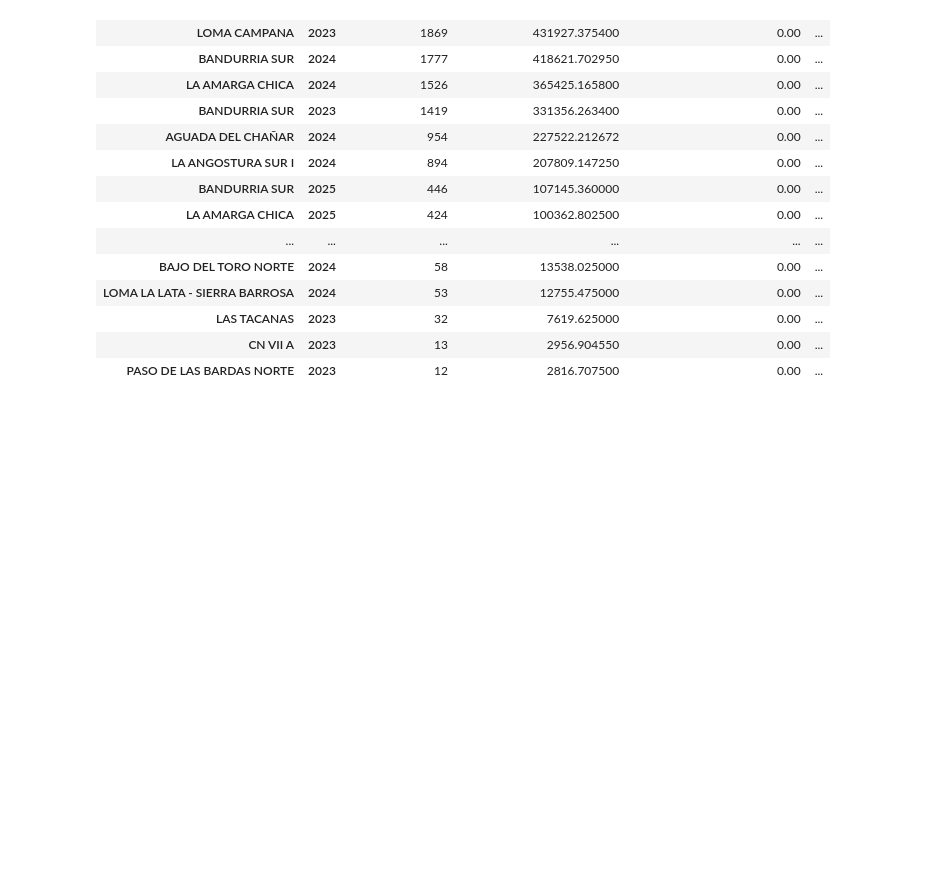
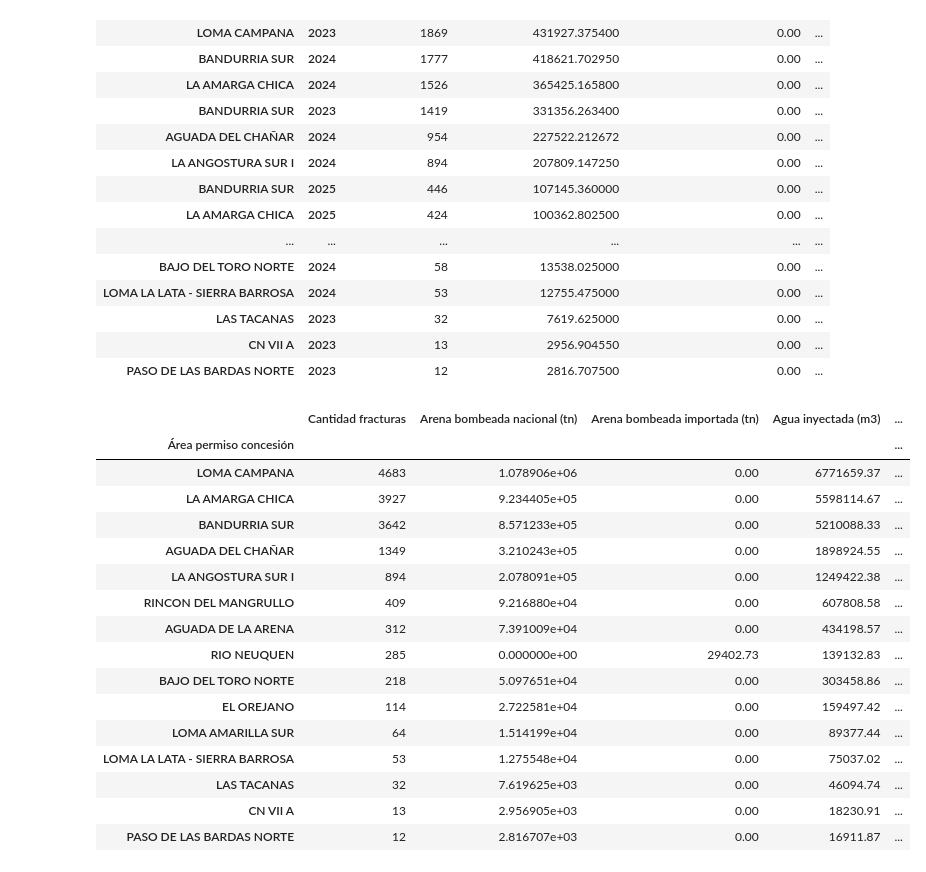
Before and after one commit to antonellafontanetto/Etapas-Fracturadas---YPF, a Jupyter notebook: Etapas_Fracturadas_de_YPF.ipynb, the cells around one changed output. Cells and saved outputs as stored; diff of their text form; code cells hidden in the pictures; blank space fills up the shorter version.

```diff
--- a/Etapas_Fracturadas_de_YPF.ipynb
+++ b/Etapas_Fracturadas_de_YPF.ipynb
@@ -266,3 +266,27 @@ ef_ypf[ef_ypf['Año'] >= 2023].groupby(['Área permiso concesión','Año'])[
 | LAS TACANAS | 2023 | 32 | 7619.625000 | 0.00 | ... |
 | CN VII A | 2023 | 13 | 2956.904550 | 0.00 | ... |
 | PASO DE LAS BARDAS NORTE | 2023 | 12 | 2816.707500 | 0.00 | ... |
+# %%
+#Se utiliza la función groupby para calcular la suma de las variables anteriores a partir del año 2023 por mes desde el área con mayor cantidad de fracturas por año
+ef_ypf[ef_ypf['Año'] >= 2023].groupby(['Área permiso concesión'])[
+    ['Cantidad fracturas', 'Arena bombeada nacional (tn)', 'Arena bombeada importada (tn)',
+     'Agua inyectada (m3)', 'CO2 inyectado (m3)', 'Presión máxima (psi)', 'Potencia equipos fractura (hp)']
+].sum().sort_values(by='Cantidad fracturas', ascending=False)
+# %% [output]
+|  | Cantidad fracturas | Arena bombeada nacional (tn) | Arena bombeada importada (tn) | Agua inyectada (m3) | ... |
+| Área permiso concesión |  |  |  |  | ... |
+| LOMA CAMPANA | 4683 | 1.078906e+06 | 0.00 | 6771659.37 | ... |
+| LA AMARGA CHICA | 3927 | 9.234405e+05 | 0.00 | 5598114.67 | ... |
+| BANDURRIA SUR | 3642 | 8.571233e+05 | 0.00 | 5210088.33 | ... |
+| AGUADA DEL CHAÑAR | 1349 | 3.210243e+05 | 0.00 | 1898924.55 | ... |
+| LA ANGOSTURA SUR I | 894 | 2.078091e+05 | 0.00 | 1249422.38 | ... |
+| RINCON DEL MANGRULLO | 409 | 9.216880e+04 | 0.00 | 607808.58 | ... |
+| AGUADA DE LA ARENA | 312 | 7.391009e+04 | 0.00 | 434198.57 | ... |
+| RIO NEUQUEN | 285 | 0.000000e+00 | 29402.73 | 139132.83 | ... |
+| BAJO DEL TORO NORTE | 218 | 5.097651e+04 | 0.00 | 303458.86 | ... |
+| EL OREJANO | 114 | 2.722581e+04 | 0.00 | 159497.42 | ... |
+| LOMA AMARILLA SUR | 64 | 1.514199e+04 | 0.00 | 89377.44 | ... |
+| LOMA LA LATA - SIERRA BARROSA | 53 | 1.275548e+04 | 0.00 | 75037.02 | ... |
+| LAS TACANAS | 32 | 7.619625e+03 | 0.00 | 46094.74 | ... |
+| CN VII A | 13 | 2.956905e+03 | 0.00 | 18230.91 | ... |
+| PASO DE LAS BARDAS NORTE | 12 | 2.816707e+03 | 0.00 | 16911.87 | ... |
```
Also changed, not shown: parts of 10 cells of this notebook.
